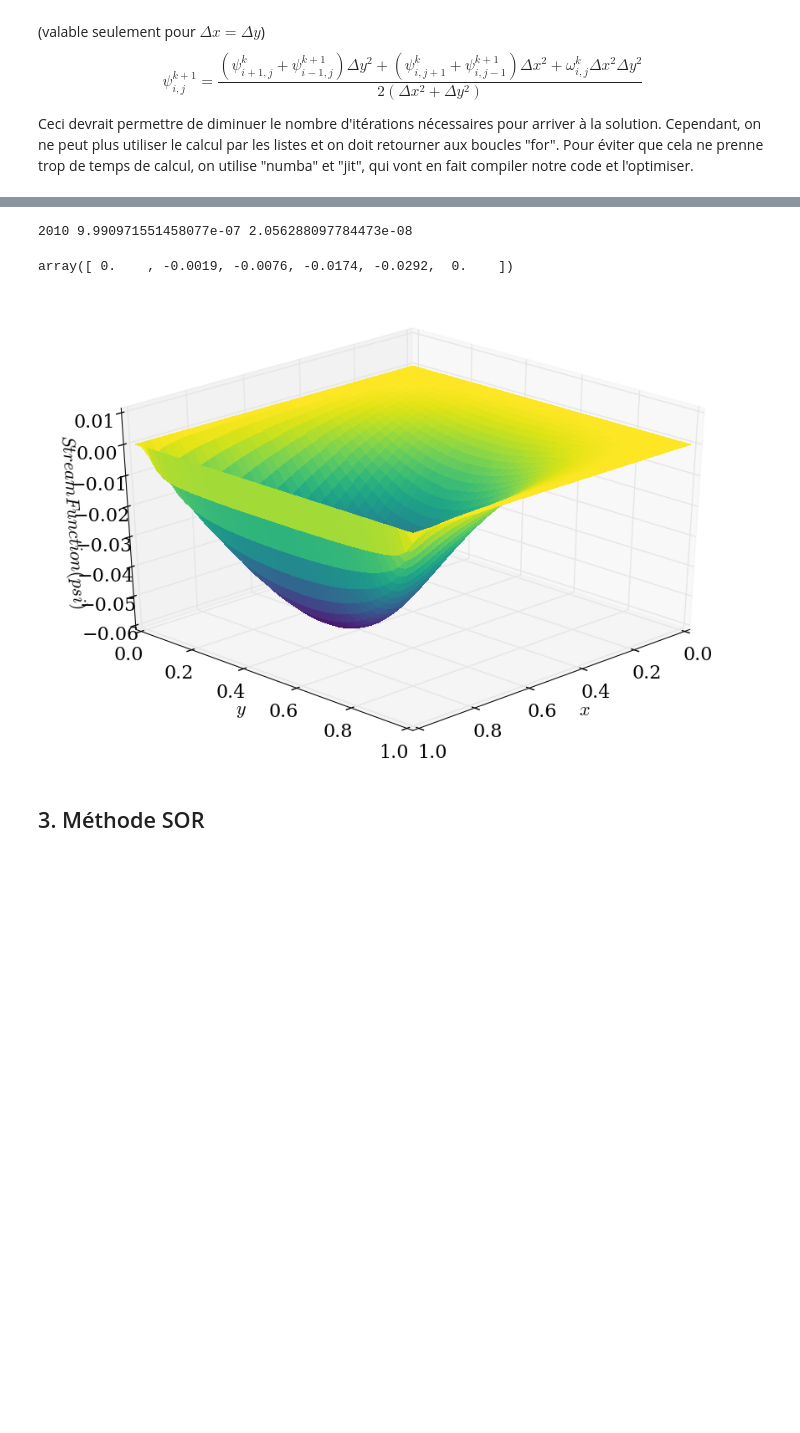
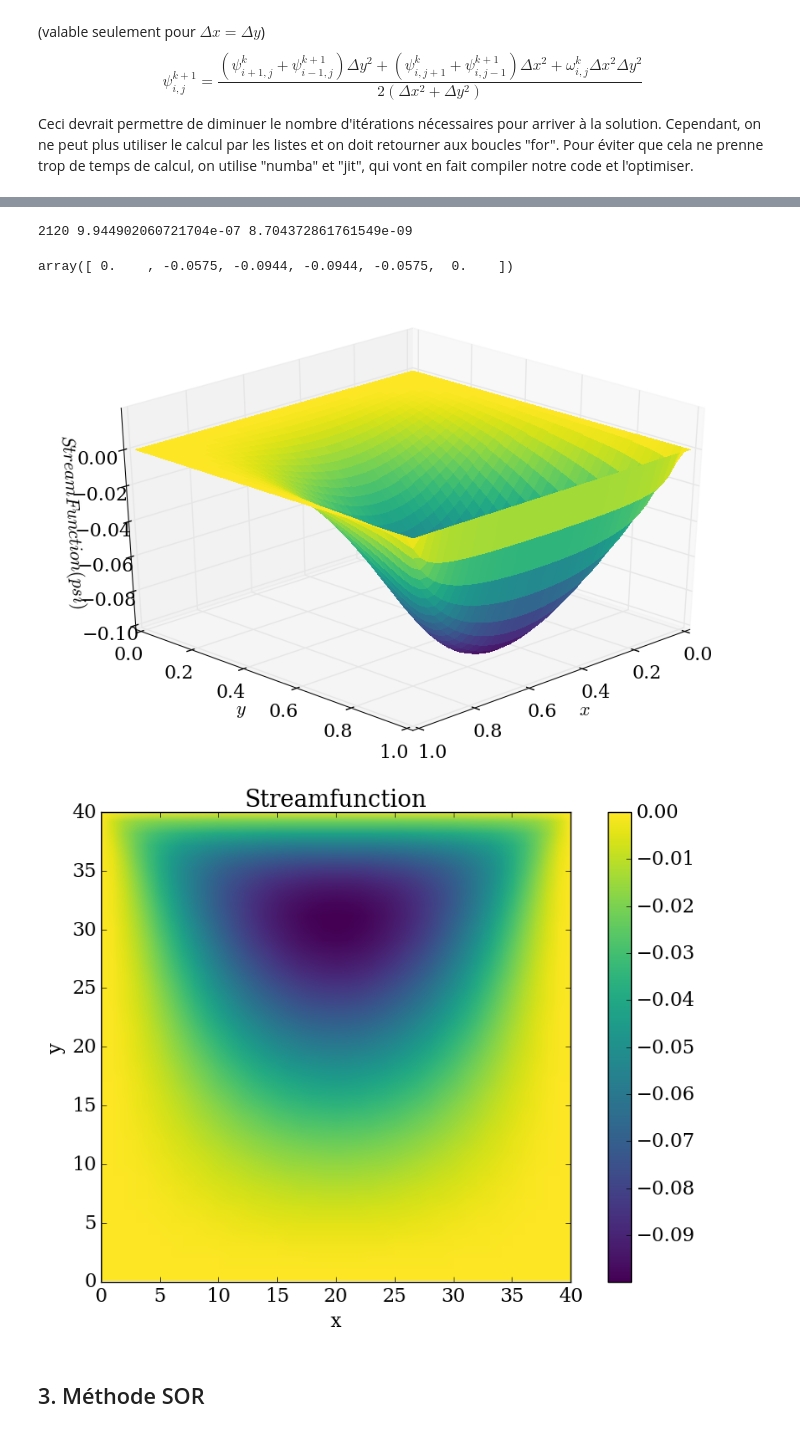
Before and after one commit to be-rays/Module5-StokesFlow, a Jupyter notebook: StokesFlow.ipynb, the cells around one changed output, grey strips where cells are left out. Drawn from its saved outputs; the diff is of its cells as text; code cells hidden in the pictures; blank space fills up the shorter version.

```diff
--- a/StokesFlow.ipynb
+++ b/StokesFlow.ipynb
@@ -168,11 +168,11 @@ def stokesjacobi(w,psi):
 
 
         #BC on the edge of the square:
-        w[0,:]=(-1/(dx)**2)*(8*psi[1,:]-psi[2,:])
-        w[-1,:]=(-1/(dx)**2)*(8*psi[-2,:]-psi[-3,:])
-        w[:,0]=(-1/(dy)**2)*(8*psi[:,1]-psi[:,2])
-        w[:,-1]=(-1/(dy)**2)*(8*psi[:,-2]-psi[:,-3])-3.0/dy
+        w[0,:]=(-1/(dy)**2)*(4*psi[1,:]-psi[2,:]/2)
 
+        w[:,0]=(-1/(dx)**2)*(4*psi[:,1]-psi[:,2]/2)
+        w[:,-1]=(-1/(dx)**2)*(4*psi[:,-2]-psi[:,-3]/2)
+        w[-1,:]=(-1/(dy)**2)*(4*psi[-2,:]-psi[-3,:]/2)-3.0/dy
         l1norm_w=L1norm(w,wn)
         l1norm_psi=L1norm(psi,psin)
 
@@ -203,9 +203,9 @@ y = numpy.linspace(0,1,ny)
 
 w=numpy.zeros((nx,ny))
 psi=numpy.zeros((nx,ny))
-w[:,-1]=-3/dy
+w[-1,:]=-3/dy
 
-psi,omega= stokesjacobi(w.copy(),psi.copy())
+psi, w= stokesjacobi(w.copy(),psi.copy())
 plot_3D(x,y,psi)
 colormap(x,y,psi)
 # %% [output]
@@ -289,11 +303,11 @@ def stokesGauss(w,psi):
 
         ##B.C on the top of the square
         for i in range(nx):
-            w[-1,i]=(-1/(dx)**2)*(8*psi[-2,i]-psi[-3,i])
-            w[0,i]=(-1/(dx)**2)*(8*psi[1,i]-psi[2,i])
+            w[-1,i]=(-1/(dy)**2)*(4*psi[-2,i]-psi[-3,i]/2)-3.0/dy
+            w[0,i]=(-1/(dy)**2)*(4*psi[1,i]-psi[2,i]/2)
         for j in range(ny):
-            w[j,-1]=(-1/(dy)**2)*(8*psi[j,-2]-psi[j,-3])-3.0/dy
-            w[j,0]=(-1/(dy)**2)*(8*psi[j,1]-psi[j,2])
+            w[j,-1]=(-1/(dx)**2)*(4*psi[j,-2]-psi[j,-3]/2)
+            w[j,0]=(-1/(dx)**2)*(4*psi[j,1]-psi[j,2]/2)
 
         for j in range(ny):
             for i in range(nx):
@@ -332,16 +346,18 @@ y = numpy.linspace(0,1,ny)
 
 w=numpy.zeros((nx,ny))
 psi2=numpy.zeros((nx,ny))
-w[1:-1,-1]=-3/dy
+w[-1,:]=-3/dy
 psi2= stokesGauss(w.copy(),psi2.copy())
 # %% [output]
-2010 9.990971551458077e-07 2.056288097784473e-08
+2120 9.944902060721704e-07 8.704372861761549e-09
 # %%
 plot_3D(x,y,psi2)
+colormap(x,y,psi2)
 numpy.round(psi2[32,::8], 4)
 # %% [output]
-array([ 0.    , -0.0019, -0.0076, -0.0174, -0.0292,  0.    ])
+array([ 0.    , -0.0575, -0.0944, -0.0944, -0.0575,  0.    ])
-[figure, old version]
+[figure, new version]
+[figure, added]
 # %% [markdown]
 ## 3. Méthode SOR
 # %%
```
Also changed, not shown: parts of 16 cells of this notebook.
